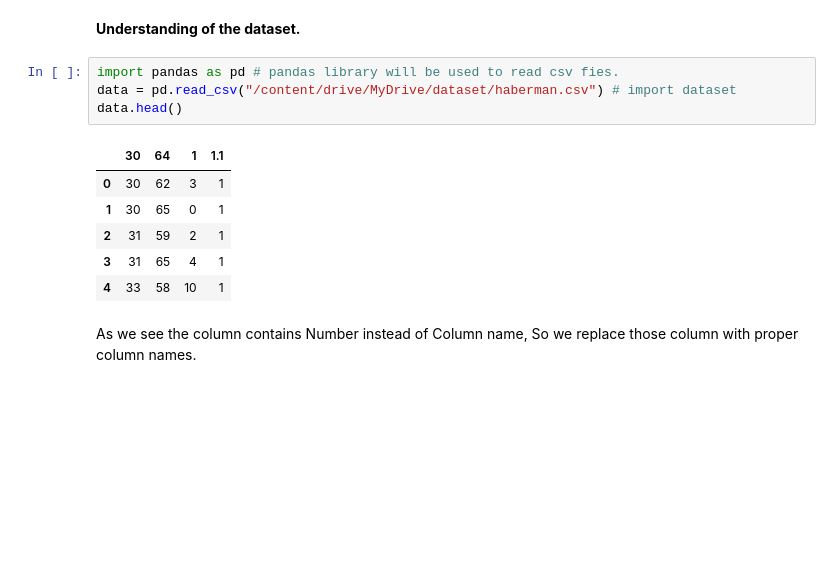
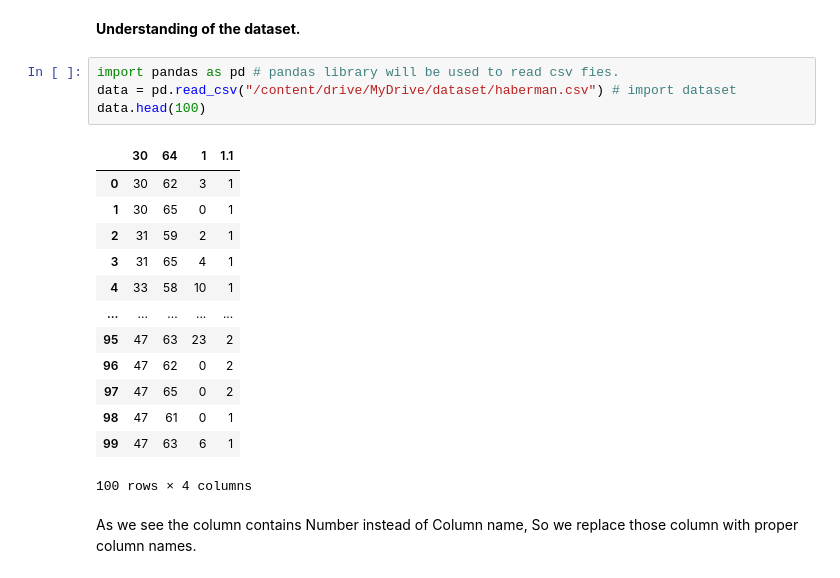
Before and after one commit to anubrata01/Data-mining-college-Assignment, a Jupyter notebook: Haberman’s_Survival_Dataset.ipynb, the cells around one changed output. Cells and saved outputs as stored; diff of their text form; blank space fills up the shorter version.

```diff
--- a/Haberman’s_Survival_Dataset.ipynb
+++ b/Haberman’s_Survival_Dataset.ipynb
@@ -12,14 +12,21 @@ cancer.]
 # %%
 import pandas as pd # pandas library will be used to read csv fies.
 data = pd.read_csv("/content/drive/MyDrive/dataset/haberman.csv") # import dataset
-data.head()
+data.head(100)
 # %% [output]
 |  | 30 | 64 | 1 | 1.1 |
 | 0 | 30 | 62 | 3 | 1 |
 | 1 | 30 | 65 | 0 | 1 |
 | 2 | 31 | 59 | 2 | 1 |
 | 3 | 31 | 65 | 4 | 1 |
 | 4 | 33 | 58 | 10 | 1 |
+| ... | ... | ... | ... | ... |
+| 95 | 47 | 63 | 23 | 2 |
+| 96 | 47 | 62 | 0 | 2 |
+| 97 | 47 | 65 | 0 | 2 |
+| 98 | 47 | 61 | 0 | 1 |
+| 99 | 47 | 63 | 6 | 1 |
+100 rows × 4 columns
 # %% [markdown]
 As we see the column contains Number instead of Column name, So we replace those column with proper column names.
 # %%
```
Also changed, not shown: parts of 13 cells of this notebook.
